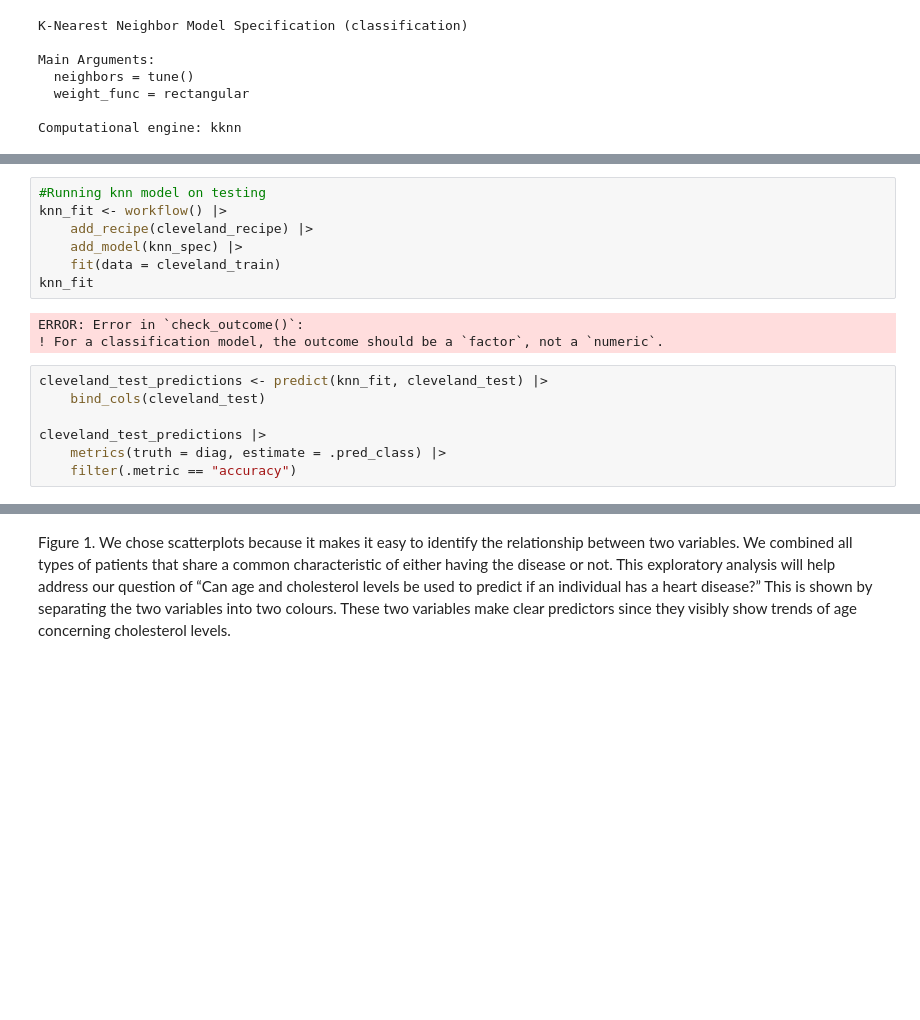
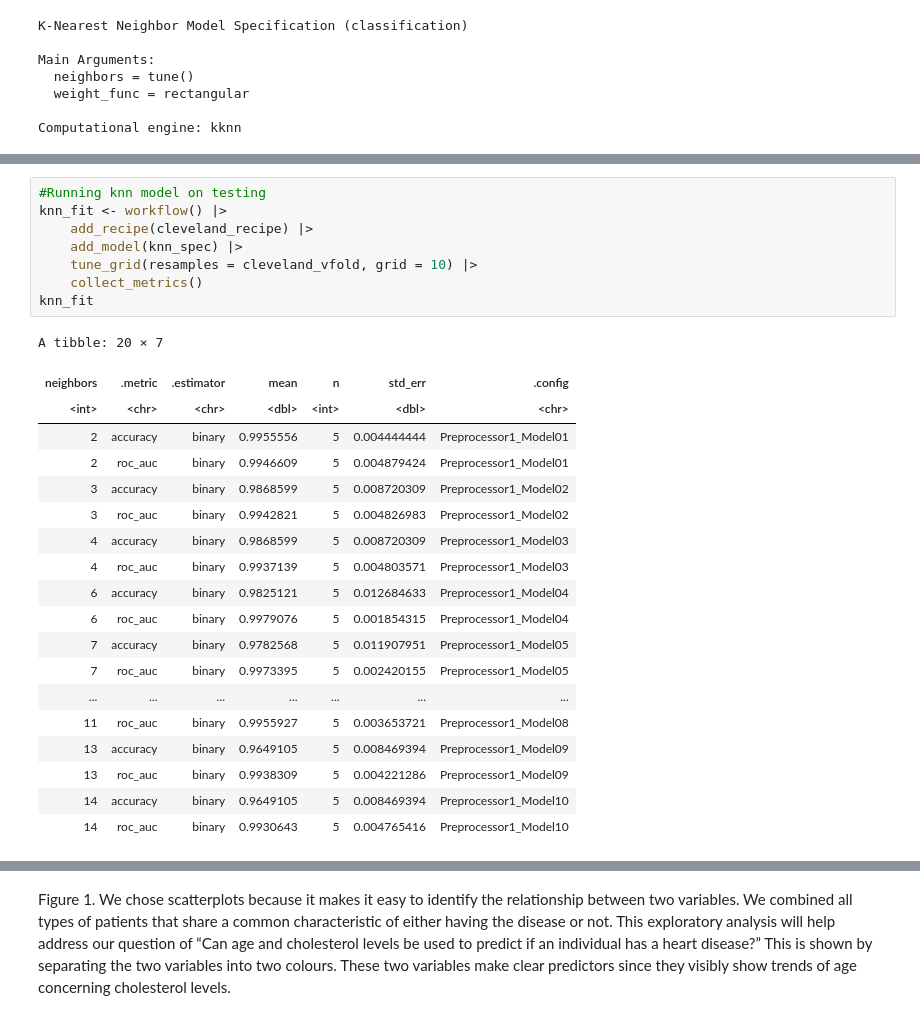
Before and after one commit to matthewzizek/dsci-100-project, a Jupyter notebook: GroupProjectReport.ipynb, the cells around one changed output, grey strips where cells are left out. Saved outputs shown, nothing was run; the diff lists cells and outputs as text; blank space fills up the shorter version.

```diff
--- a/GroupProjectReport.ipynb
+++ b/GroupProjectReport.ipynb
@@ -157,17 +250,28 @@ Computational engine: kknn
 # %%
 #Running knn model on testing
 knn_fit <- workflow() |>
     add_recipe(cleveland_recipe) |>
     add_model(knn_spec) |>
-    fit(data = cleveland_train)
+    tune_grid(resamples = cleveland_vfold, grid = 10) |>
+    collect_metrics()
 knn_fit
 # %% [output]
-ERROR: Error in `check_outcome()`:
-! For a classification model, the outcome should be a `factor`, not a `numeric`.
+A tibble: 20 × 7
+| neighbors | .metric | .estimator | mean | n | std_err | .config |
+| <int> | <chr> | <chr> | <dbl> | <int> | <dbl> | <chr> |
+| 2 | accuracy | binary | 0.9955556 | 5 | 0.004444444 | Preprocessor1_Model01 |
+| 2 | roc_auc | binary | 0.9946609 | 5 | 0.004879424 | Preprocessor1_Model01 |
+| 3 | accuracy | binary | 0.9868599 | 5 | 0.008720309 | Preprocessor1_Model02 |
+| 3 | roc_auc | binary | 0.9942821 | 5 | 0.004826983 | Preprocessor1_Model02 |
+| 4 | accuracy | binary | 0.9868599 | 5 | 0.008720309 | Preprocessor1_Model03 |
+| 4 | roc_auc | binary | 0.9937139 | 5 | 0.004803571 | Preprocessor1_Model03 |
+| 6 | accuracy | binary | 0.9825121 | 5 | 0.012684633 | Preprocessor1_Model04 |
+| 6 | roc_auc | binary | 0.9979076 | 5 | 0.001854315 | Preprocessor1_Model04 |
+| 7 | accuracy | binary | 0.9782568 | 5 | 0.011907951 | Preprocessor1_Model05 |
+| 7 | roc_auc | binary | 0.9973395 | 5 | 0.002420155 | Preprocessor1_Model05 |
+| ... | ... | ... | ... | ... | ... | ... |
+| 11 | roc_auc | binary | 0.9955927 | 5 | 0.003653721 | Preprocessor1_Model08 |
+| 13 | accuracy | binary | 0.9649105 | 5 | 0.008469394 | Preprocessor1_Model09 |
+| 13 | roc_auc | binary | 0.9938309 | 5 | 0.004221286 | Preprocessor1_Model09 |
+| 14 | accuracy | binary | 0.9649105 | 5 | 0.008469394 | Preprocessor1_Model10 |
+| 14 | roc_auc | binary | 0.9930643 | 5 | 0.004765416 | Preprocessor1_Model10 |
-# %%
-cleveland_test_predictions <- predict(knn_fit, cleveland_test) |>
-    bind_cols(cleveland_test)
-
-cleveland_test_predictions |>
-    metrics(truth = diag, estimate = .pred_class) |>
-    filter(.metric == "accuracy")
```
Also changed, not shown: parts of 8 cells of this notebook.
